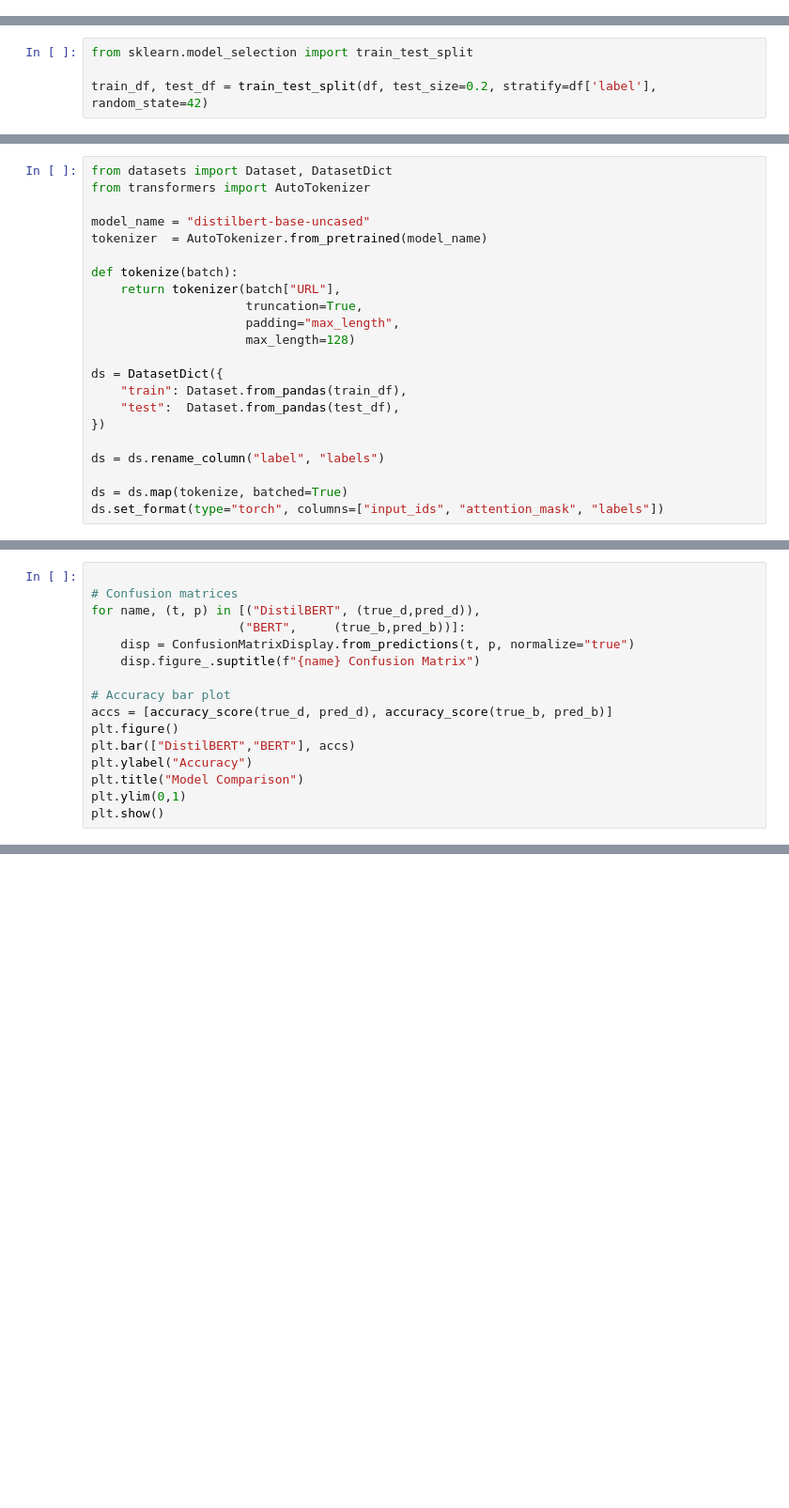
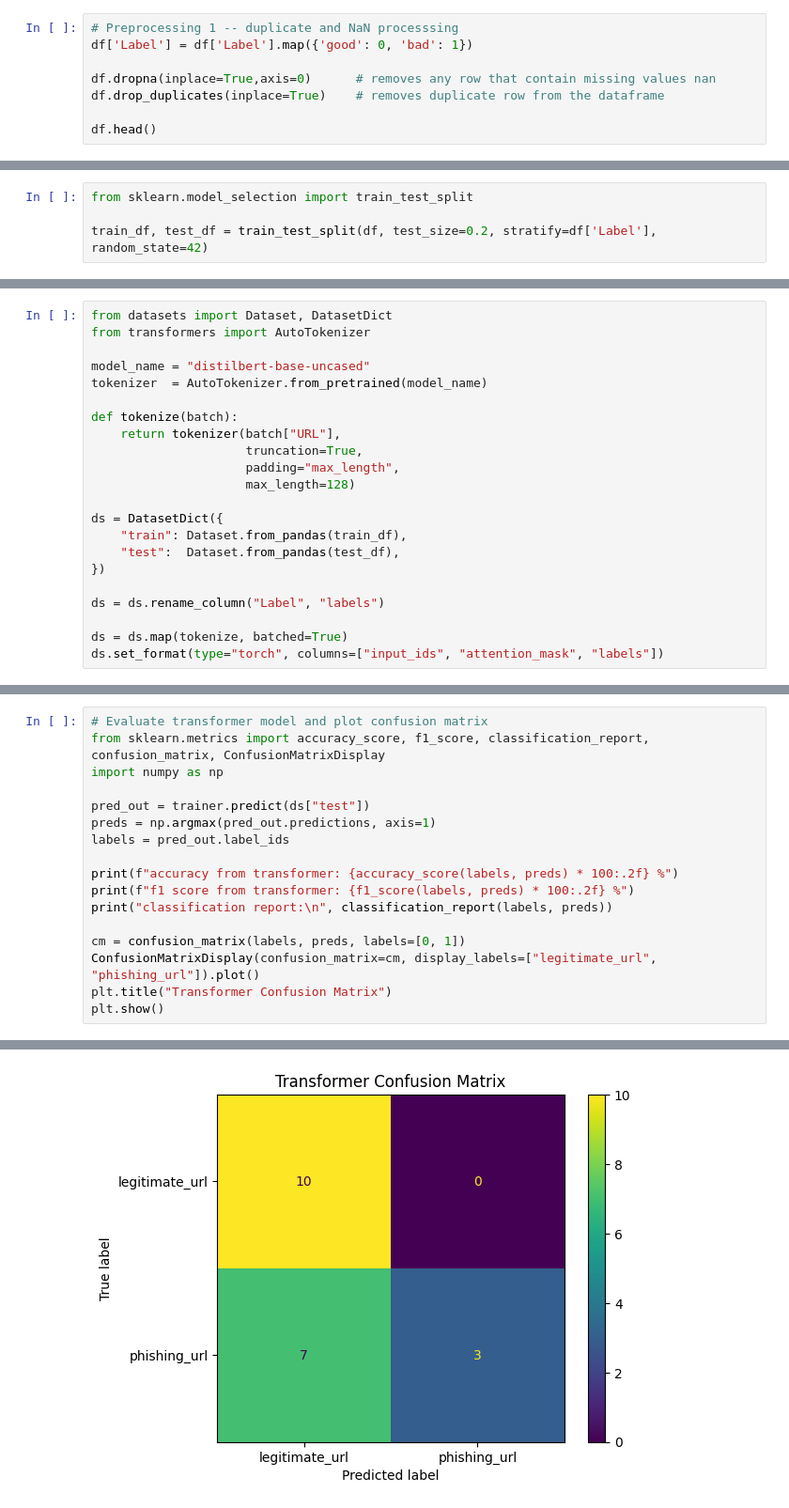
Before and after one commit to briansterle/CPS_579_PhishingURLDetection, a Jupyter notebook: src/phishing_model.ipynb, the cells around one changed output, grey strips where cells are left out. Shown at 94% size. Saved outputs shown, nothing was run; the diff lists cells and outputs as text; blank space fills up the shorter version.

Commit message:
training distilbert-base-uncased with confusion matrix. setup script, and README.md

```diff
--- a/src/phishing_model.ipynb
+++ b/src/phishing_model.ipynb
@@ -8,0 +34,8 @@ from sklearn.metrics import ConfusionMatrixDisplay
+# %%
+# Preprocessing 1 -- duplicate and NaN processsing
+df['Label'] = df['Label'].map({'good': 0, 'bad': 1})
+
+df.dropna(inplace=True,axis=0)      # removes any row that contain missing values nan
+df.drop_duplicates(inplace=True)    # removes duplicate row from the dataframe
+
+df.head()
@@ -55,4 +97,4 @@ print(df[['URL', 'clean_text', 'Label']].head())
 # %%
 from sklearn.model_selection import train_test_split
 
-train_df, test_df = train_test_split(df, test_size=0.2, stratify=df['label'], random_state=42)
+train_df, test_df = train_test_split(df, test_size=0.2, stratify=df['Label'], random_state=42)
@@ -78,7 +116,7 @@ ds = DatasetDict({
     "test":  Dataset.from_pandas(test_df),
 })
 
-ds = ds.rename_column("label", "labels")
+ds = ds.rename_column("Label", "labels")
 
 ds = ds.map(tokenize, batched=True)
 ds.set_format(type="torch", columns=["input_ids", "attention_mask", "labels"])
@@ -168,16 +122,0 @@ plt.show()
-# %%
-
-# Confusion matrices
-for name, (t, p) in [("DistilBERT", (true_d,pred_d)),
-                    ("BERT",     (true_b,pred_b))]:
-    disp = ConfusionMatrixDisplay.from_predictions(t, p, normalize="true")
-    disp.figure_.suptitle(f"{name} Confusion Matrix")
-
-# Accuracy bar plot
-accs = [accuracy_score(true_d, pred_d), accuracy_score(true_b, pred_b)]
-plt.figure()
-plt.bar(["DistilBERT","BERT"], accs)
-plt.ylabel("Accuracy")
-plt.title("Model Comparison")
-plt.ylim(0,1)
-plt.show()
@@ -183,0 +171,18 @@ plt.show()
+# %%
+# Evaluate transformer model and plot confusion matrix
+from sklearn.metrics import accuracy_score, f1_score, classification_report, confusion_matrix, ConfusionMatrixDisplay
+import numpy as np
+
+pred_out = trainer.predict(ds["test"])
+preds = np.argmax(pred_out.predictions, axis=1)
+labels = pred_out.label_ids
+
+print(f"accuracy from transformer: {accuracy_score(labels, preds) * 100:.2f} %")
+print(f"f1 score from transformer: {f1_score(labels, preds) * 100:.2f} %")
+print("classification report:\n", classification_report(labels, preds))
+
+cm = confusion_matrix(labels, preds, labels=[0, 1])
+ConfusionMatrixDisplay(confusion_matrix=cm, display_labels=["legitimate_url", "phishing_url"]).plot()
+plt.title("Transformer Confusion Matrix")
+plt.show()
+# %% [output]
@@ -183,0 +200 @@ plt.show()
+[figure, added]
```
Also changed, not shown: parts of 13 cells of this notebook, 5 other files.
